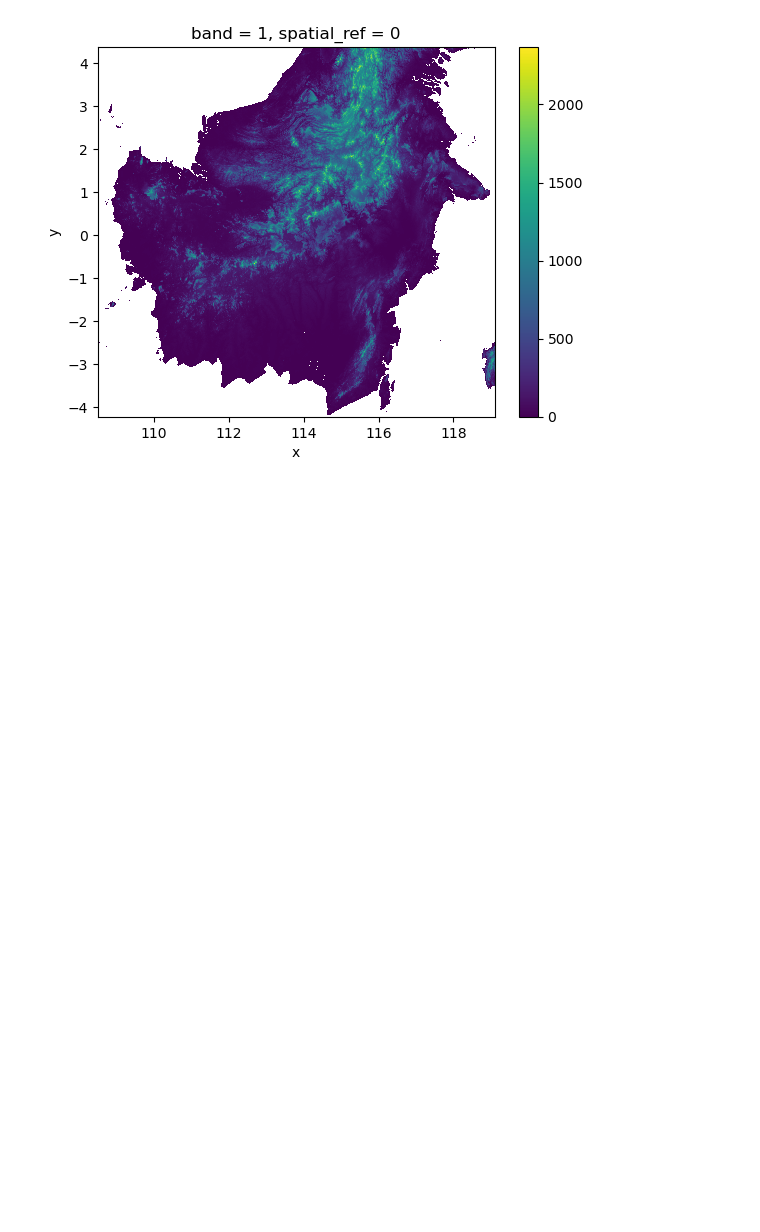
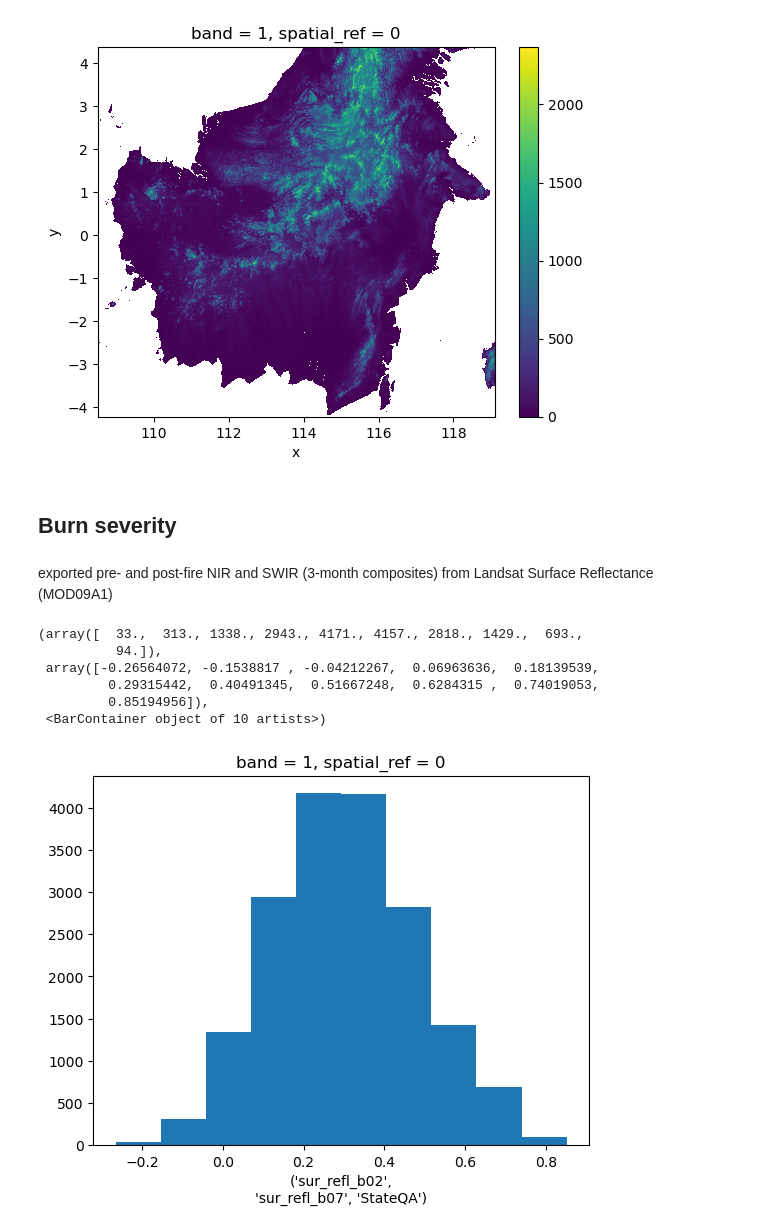
Before and after one commit to ninorp55/tropical-peat-post-fire-vegetation-recovery, a Jupyter notebook: 3_predictor_layers.ipynb, the cells around one changed output. Cells and saved outputs as stored; diff of their text form; code cells hidden in the pictures; blank space fills up the shorter version.

Commit message:
added dnbr

```diff
--- a/3_predictor_layers.ipynb
+++ b/3_predictor_layers.ipynb
@@ -228,3 +228,42 @@ xr.where(elevation_reproj < 0, np.nan, elevation_reproj).plot()
 # %%
 # export
 elevation_reproj.rio.to_raster('output-data/predictor-layers/elevation.tif')
+# %% [markdown]
+## Burn severity
+# %% [markdown]
+exported pre- and post-fire NIR and SWIR (3-month composites) from Landsat Surface Reflectance (MOD09A1)
+# %%
+# load layers
+pre_SR = rxr.open_rasterio('input-data/MODIS-exports/MODIS_SR_pre_fire.tif')
+post_SR = rxr.open_rasterio('input-data/MODIS-exports/MODIS_SR_post_fire.tif')
+
+# split into bands, resample to match grid, apply scale factor (values saved as integers)
+pre_nir = pre_SR.sel(band=1).rio.reproject_match(study_area, resampling=Resampling.bilinear) * 0.0001
+pre_swir = pre_SR.sel(band=2).rio.reproject_match(study_area, resampling=Resampling.bilinear) * 0.0001
+post_nir = post_SR.sel(band=1).rio.reproject_match(study_area, resampling=Resampling.bilinear) * 0.0001
+post_swir = post_SR.sel(band=2).rio.reproject_match(study_area, resampling=Resampling.bilinear) * 0.0001
+# %%
+# calculate NBR
+pre_nbr = (pre_nir - pre_swir) / (pre_nir + pre_swir)
+post_nbr = (post_nir - post_swir) / (post_nir + post_swir)
+
+# mask to keep only values in normal range
+pre_nbr = xr.where(
+    (pre_nbr > -1.5) & (pre_nbr < 1.5),
+    pre_nbr, np.nan)
+post_nbr = xr.where(
+    (post_nbr > -1.5) & (post_nbr < 1.5),
+    post_nbr, np.nan)
+
+# calculate difference
+dnbr = pre_nbr - post_nbr
+# %%
+xr.where(study_area, dnbr, np.nan).plot.hist()
+# %% [output]
+(array([  33.,  313., 1338., 2943., 4171., 4157., 2818., 1429.,  693.,
+          94.]),
+ array([-0.26564072, -0.1538817 , -0.04212267,  0.06963636,  0.18139539,
+         0.29315442,  0.40491345,  0.51667248,  0.6284315 ,  0.74019053,
+         0.85194956]),
+ <BarContainer object of 10 artists>)
+[figure, added]
```
Also changed, not shown: parts of 2 cells of this notebook.
